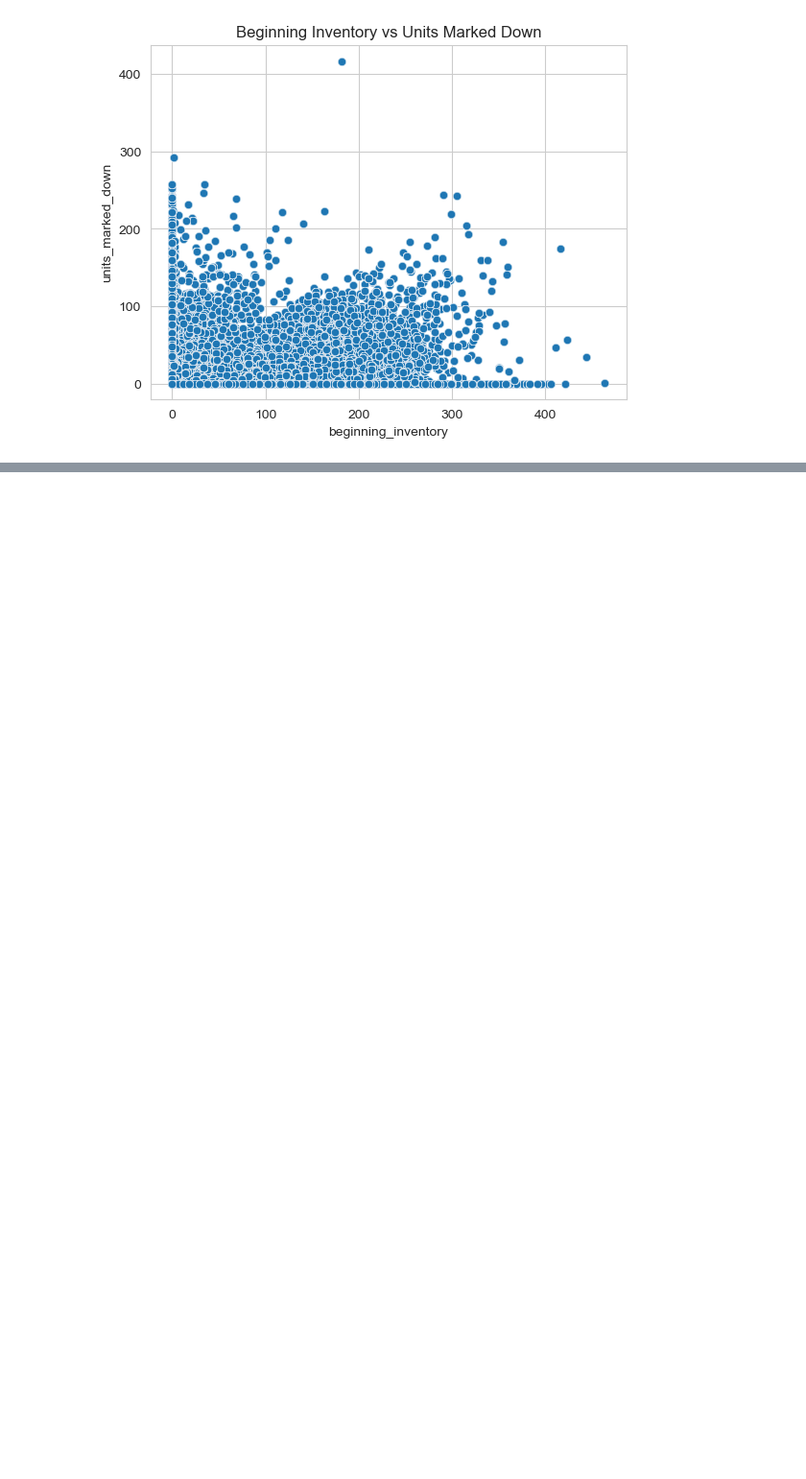
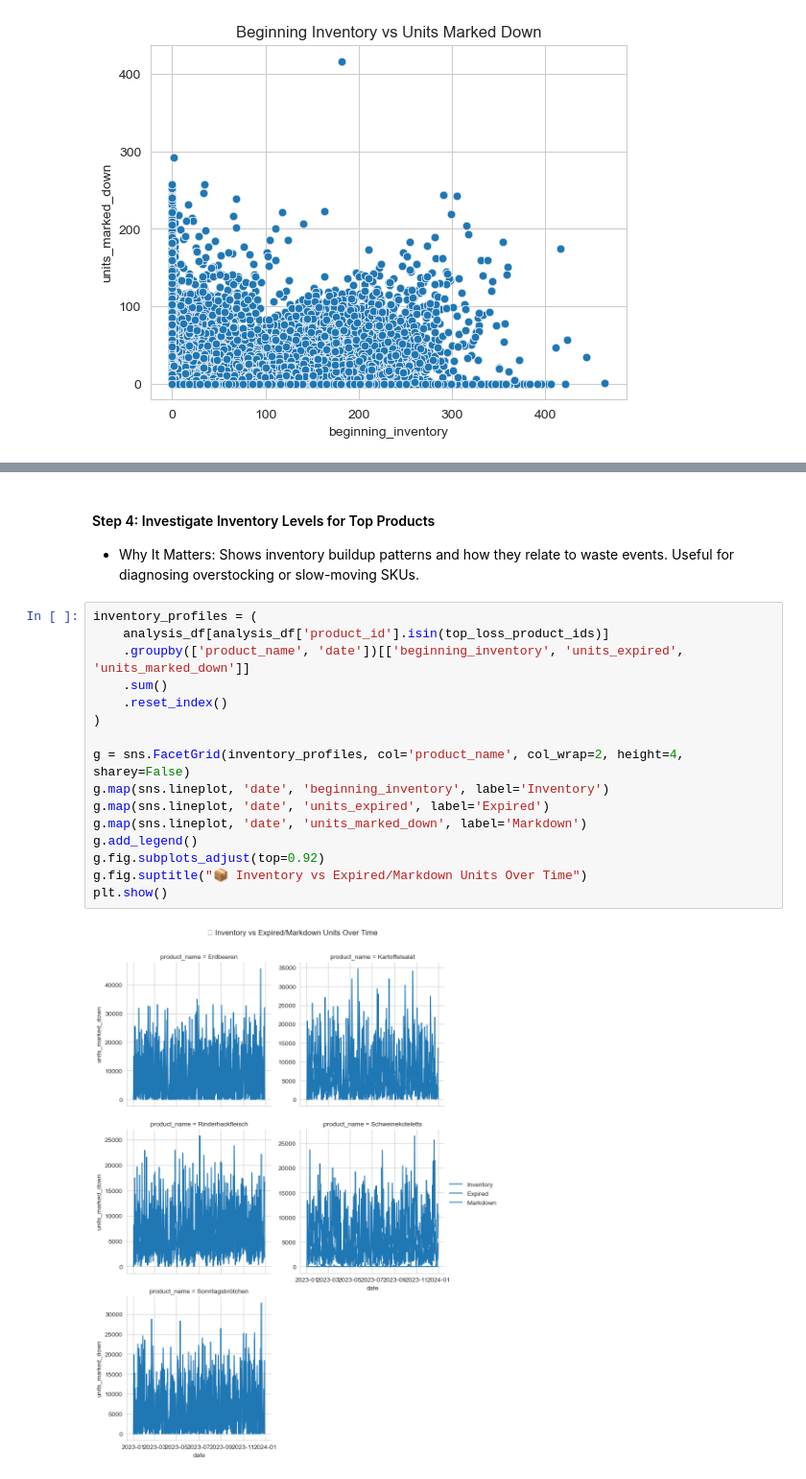
Before and after one commit to Godwin-Oti/Expiry-Loss-Minimization-Project, a Jupyter notebook: FrischMarkt Expiry Loss Analysis Notebook.ipynb, the cells around one changed output, grey strips where cells are left out. Shown at 96% size. Saved outputs shown, nothing was run; the diff lists cells and outputs as text; blank space fills up the shorter version.

```diff
--- a/FrischMarkt Expiry Loss Analysis Notebook.ipynb
+++ b/FrischMarkt Expiry Loss Analysis Notebook.ipynb
@@ -286,0 +368,23 @@ plt.show()
+# %% [markdown]
+#### Step 4: Investigate Inventory Levels for Top Products
+
+* Why It Matters:
+Shows inventory buildup patterns and how they relate to waste events. Useful for diagnosing overstocking or slow-moving SKUs.
+# %%
+inventory_profiles = (
+    analysis_df[analysis_df['product_id'].isin(top_loss_product_ids)]
+    .groupby(['product_name', 'date'])[['beginning_inventory', 'units_expired', 'units_marked_down']]
+    .sum()
+    .reset_index()
+)
+
+g = sns.FacetGrid(inventory_profiles, col='product_name', col_wrap=2, height=4, sharey=False)
+g.map(sns.lineplot, 'date', 'beginning_inventory', label='Inventory')
+g.map(sns.lineplot, 'date', 'units_expired', label='Expired')
+g.map(sns.lineplot, 'date', 'units_marked_down', label='Markdown')
+g.add_legend()
+g.fig.subplots_adjust(top=0.92)
+g.fig.suptitle("📦 Inventory vs Expired/Markdown Units Over Time")
+plt.show()
+# %% [output]
+[figure, added]
```
Also changed, not shown: parts of 7 cells of this notebook, 1 other file.
